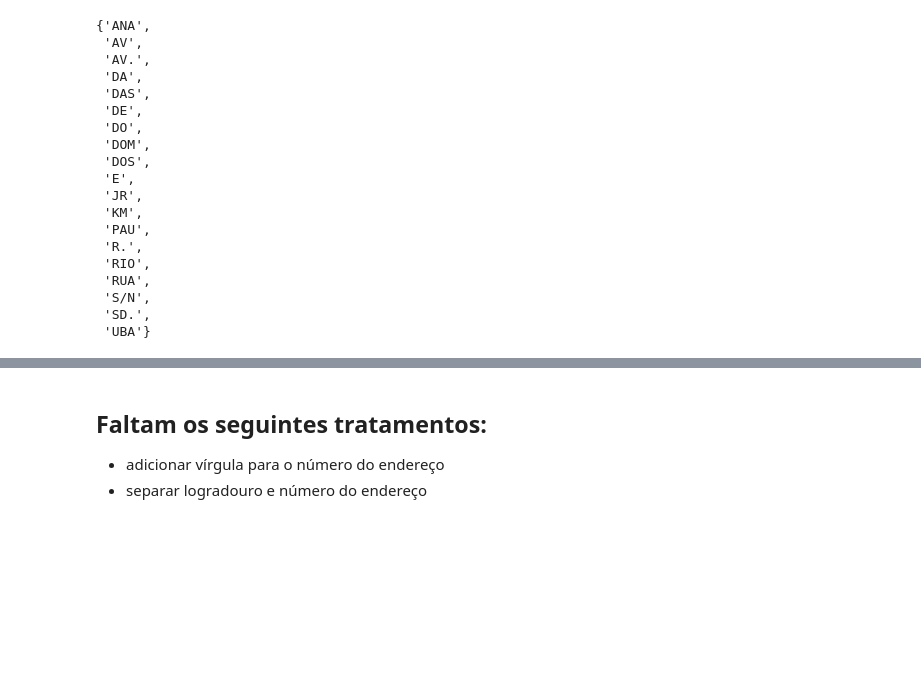
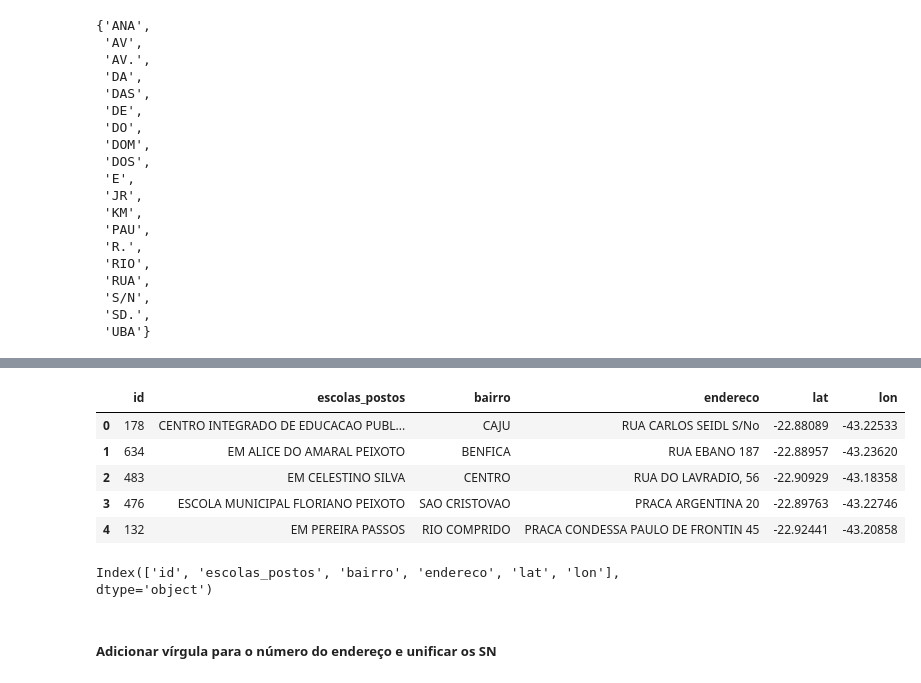
Before and after one commit to wpfaltz/Projeto_Pandas_Numpy, a Jupyter notebook: proj_final.ipynb, the cells around one changed output, grey strips where cells are left out. Drawn from its saved outputs; the diff is of its cells as text; code cells hidden in the pictures; blank space fills up the shorter version.

```diff
--- a/proj_final.ipynb
+++ b/proj_final.ipynb
@@ -214,3 +311,16 @@ escolas_copy_5
+# %%
+display(escolas_copy_5.head(5))
+# %% [output]
+|  | id | escolas_postos | bairro | endereco | lat | lon |
+| 0 | 178 | CENTRO INTEGRADO DE EDUCACAO PUBL... | CAJU | RUA CARLOS SEIDL S/No | -22.88089 | -43.22533 |
+| 1 | 634 | EM ALICE DO AMARAL PEIXOTO | BENFICA | RUA EBANO 187 | -22.88957 | -43.23620 |
+| 2 | 483 | EM CELESTINO SILVA | CENTRO | RUA DO LAVRADIO, 56 | -22.90929 | -43.18358 |
+| 3 | 476 | ESCOLA MUNICIPAL FLORIANO PEIXOTO | SAO CRISTOVAO | PRACA ARGENTINA 20 | -22.89763 | -43.22746 |
+| 4 | 132 | EM PEREIRA PASSOS | RIO COMPRIDO | PRACA CONDESSA PAULO DE FRONTIN 45 | -22.92441 | -43.20858 |
+# %%
+escolas_copy_5.columns
+# %% [output]
+Index(['id', 'escolas_postos', 'bairro', 'endereco', 'lat', 'lon'], dtype='object')
 # %%
 # valida normalização de abreviações do campo endereco
 for i, linha_escola_2 in escolas_copy_5.iterrows():
@@ -219,7 +329,4 @@ for i, linha_escola_2 in escolas_copy_5.iterrows():
        linha_escola_2['endereco'].startswith('AV '):
         print(linha_escola_2)
 # %% [markdown]
-## Faltam os seguintes tratamentos:
-
-- adicionar vírgula para o número do endereço
-- separar logradouro e número do endereço
+##### Adicionar vírgula para o número do endereço e unificar os SN
```
Also changed, not shown: parts of 19 cells of this notebook.
